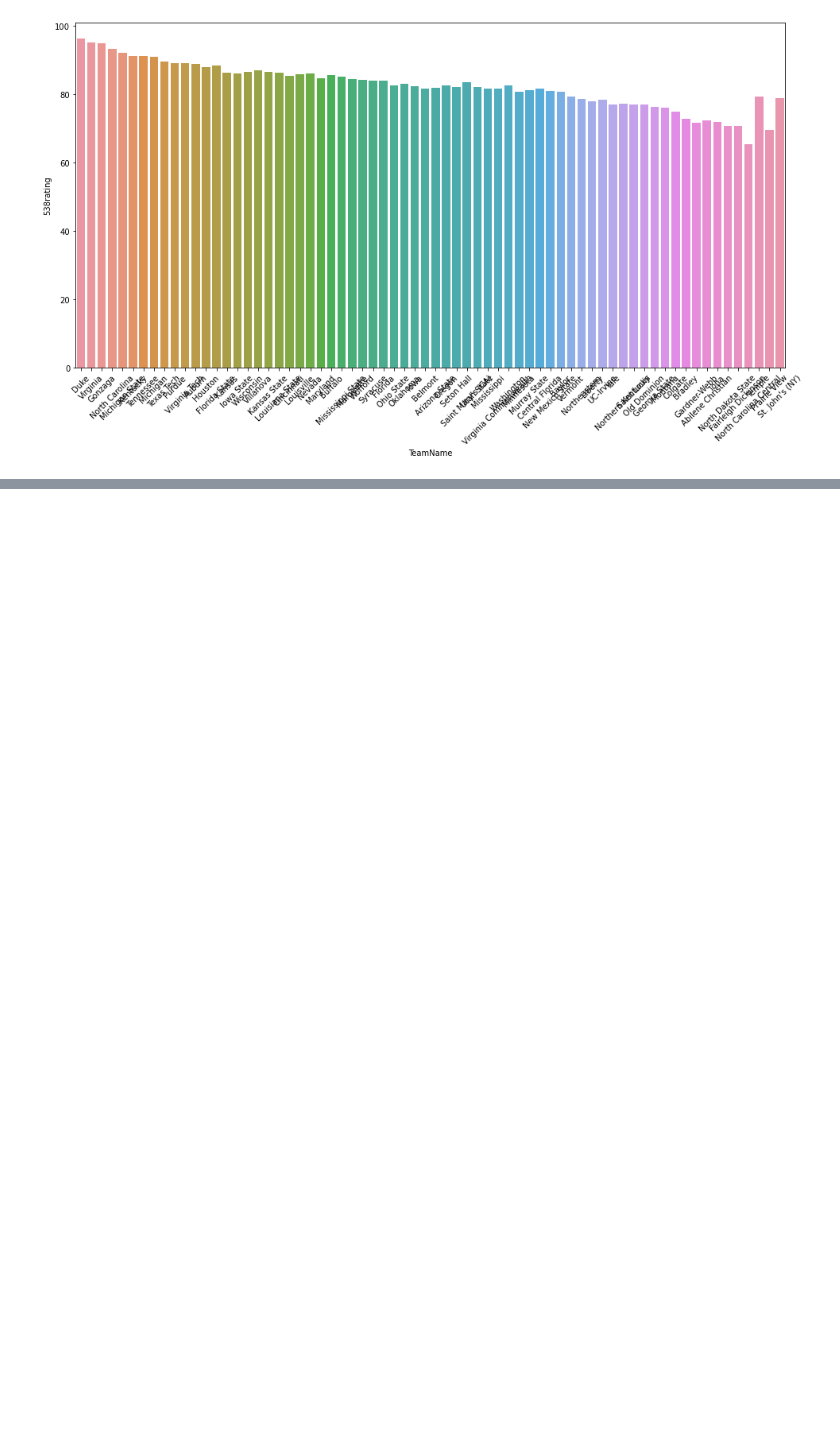
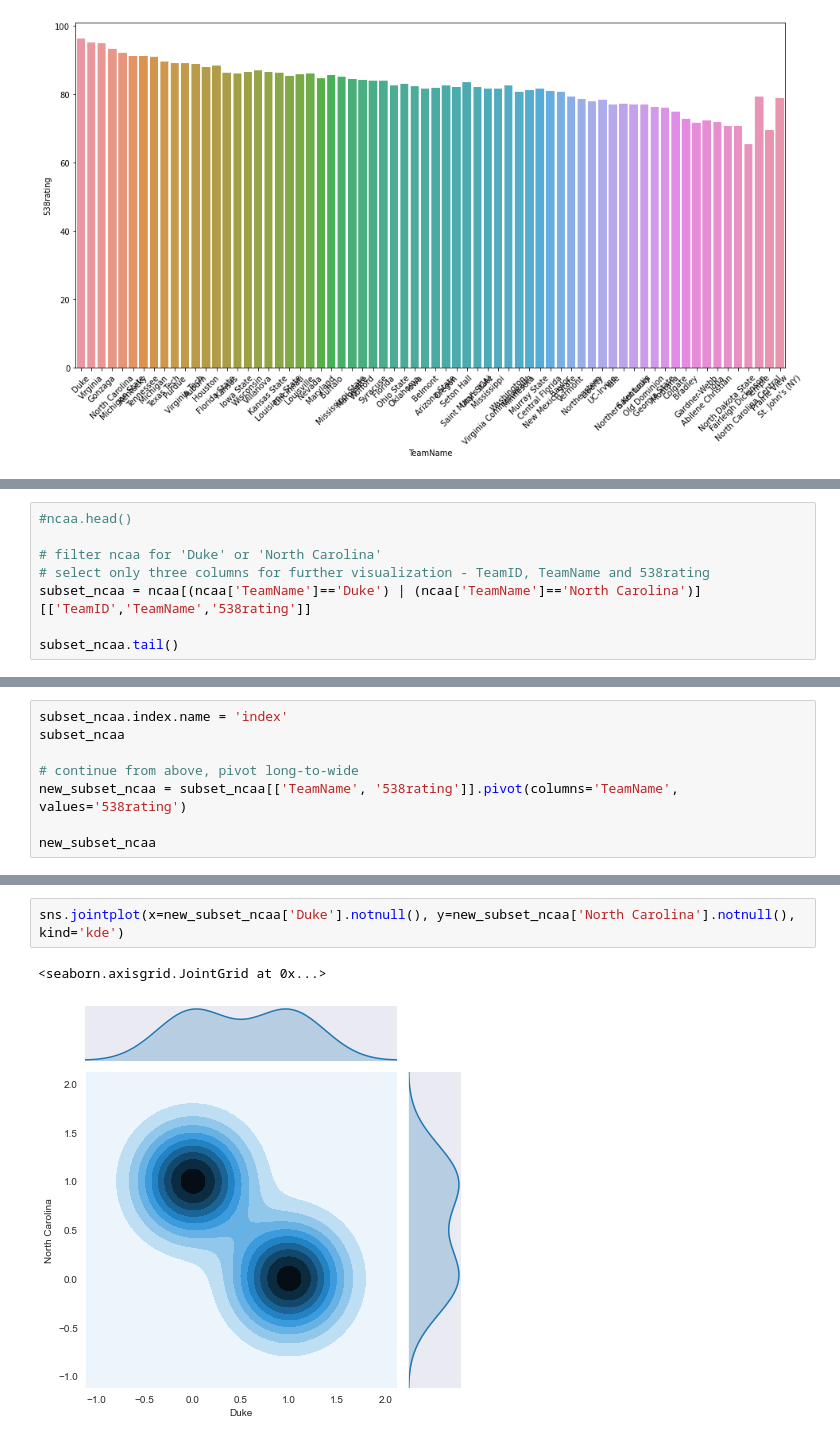
Before and after one commit to PaulApivat/kaggle, a Jupyter notebook: courses/data_visualization/data_viz_final_project.ipynb, the cells around one changed output, grey strips where cells are left out. Saved outputs shown, nothing was run; the diff lists cells and outputs as text; blank space fills up the shorter version.

Commit message:
add jointplot after much wrangling

```diff
--- a/courses/data_visualization/data_viz_final_project.ipynb
+++ b/courses/data_visualization/data_viz_final_project.ipynb
@@ -125,0 +144,8 @@ chart.set_xticklabels(chart.get_xticklabels(), rotation=45)
+# %%
+#ncaa.head()
+
+# filter ncaa for 'Duke' or 'North Carolina'
+# select only three columns for further visualization - TeamID, TeamName and 538rating
+subset_ncaa = ncaa[(ncaa['TeamName']=='Duke') | (ncaa['TeamName']=='North Carolina')][['TeamID','TeamName','538rating']]
+
+subset_ncaa.tail()
@@ -125,0 +159,8 @@ chart.set_xticklabels(chart.get_xticklabels(), rotation=45)
+# %%
+subset_ncaa.index.name = 'index'
+subset_ncaa
+
+# continue from above, pivot long-to-wide
+new_subset_ncaa = subset_ncaa[['TeamName', '538rating']].pivot(columns='TeamName', values='538rating')
+
+new_subset_ncaa
@@ -125,0 +178,5 @@ chart.set_xticklabels(chart.get_xticklabels(), rotation=45)
+# %%
+sns.jointplot(x=new_subset_ncaa['Duke'].notnull(), y=new_subset_ncaa['North Carolina'].notnull(), kind='kde')
+# %% [output]
+<seaborn.axisgrid.JointGrid at 0x...>
+[figure, added]
```
Also changed, not shown: parts of 4 cells of this notebook.
